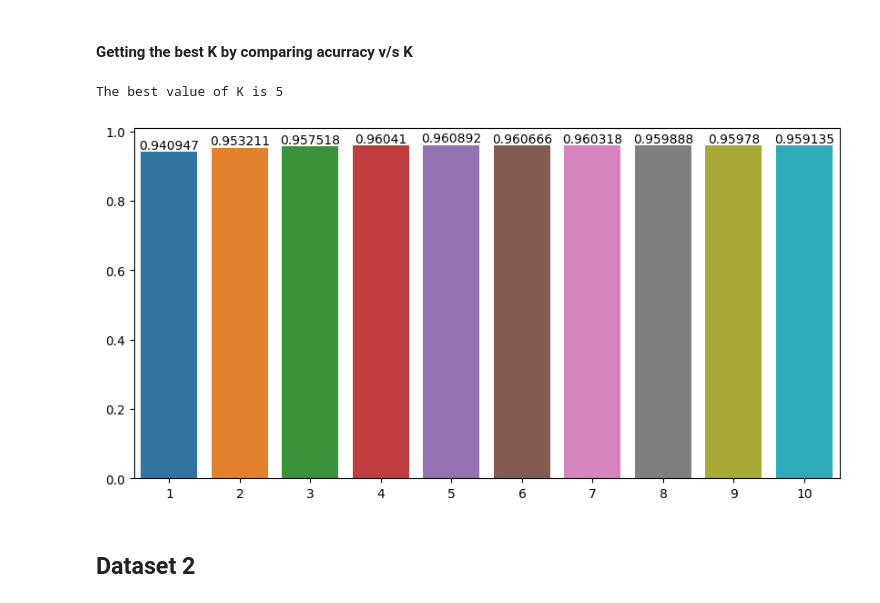
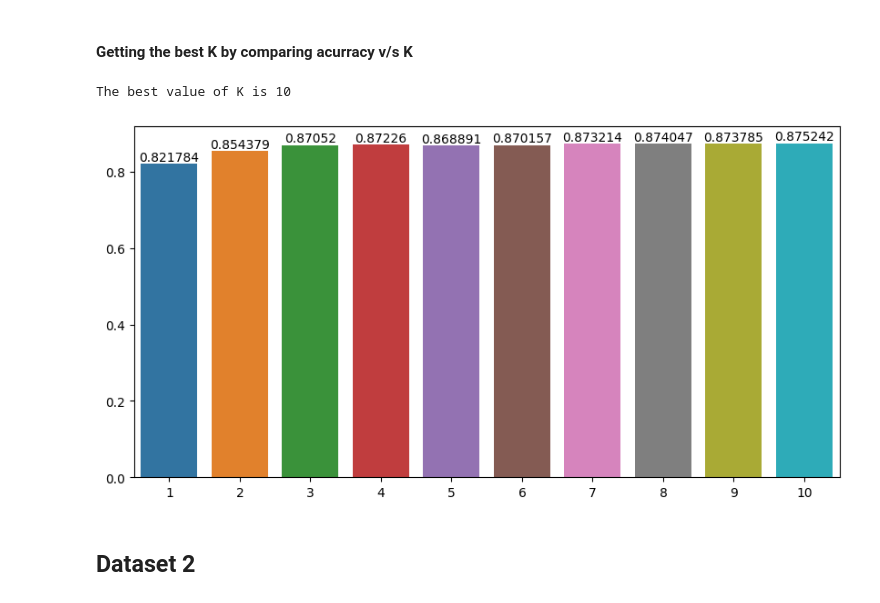
Before and after one commit to Akshaj000/UniversalMLDataProcessor, a Jupyter notebook: Submission/code_space.ipynb, the cells around one changed output. Drawn from its saved outputs; the diff is of its cells as text; code cells hidden in the pictures.

```diff
--- a/Submission/code_space.ipynb
+++ b/Submission/code_space.ipynb
@@ -23,7 +23,7 @@ class DataPreprocessing:
         self.output = None
         self.features = list(data.columns)
         self.output_name = None
-        self.train_features,self.train_target,self.test_target,self.test_features = None,None,None,None
+        self.train_features,self.train_target,self.test_target,self.test_features,self.val_features,self.val_target = None,None,None,None,None,None
     def drop_columns(self,columns):
         self.data.drop(columns,axis=1,inplace=True)
         if type(columns) == list:
@@ -56,8 +56,9 @@ class DataPreprocessing:
         else:
             self.objects['Countvec_'+col] = count_vect_obj
             self.data[col] = self.objects['Countvec_'+col].fit_transform(self.data[col])
-    def split(self,test_percent,rs = 42):
+    def split(self,test_percent,validation_percent=0.1,rs = 42):
          self.train_features,self.test_features,self.train_target,self.test_target = self.objects['train test split'](self.input,self.output,test_size=test_percent,random_state=rs)
+         self.test_features,self.val_features,self.test_target,self.val_target = self.objects['train test split'](self.test_features,self.test_target,test_size = validation_percent,random_state = rs)
     def get_object_column(self):
         import numpy as np
         edit_col = [i for i in self.features if self.data[i].dtype == np.object_]
@@ -85,11 +86,13 @@ class DataPreprocessing:
             scale_object  = self.objects['Standard scaler']()
             self.train_features=df(data = scale_object.fit_transform(self.train_features),columns = self.features)
             self.test_features = df(data = scale_object.fit_transform(self.test_features),columns = self.features)
+            self.val_features = df(data = scale_object.fit_transform(self.val_features),columns = self.features)
         elif scale_type == "Normalize":
             from pandas import DataFrame as df
             scale_object  = self.objects['Min Max Scalar']()
             self.train_features=df(data = scale_object.fit_transform(self.train_features),columns = self.features)
             self.test_features = df(data = scale_object.fit_transform(self.test_features),columns = self.features)
+            self.val_features = df(data = scale_object.fit_transform(self.val_features),columns = self.features)
 # %%
 class MacineLearningClassification:
     def __init__(self,data_pr,prediction_array=None,k_fold_num=None,models=None):
@@ -160,6 +165,7 @@ class MachineLearningRegression:
         self.train_features = data_pr.train_features
         self.train_target = data_pr.train_target
         self.test_features = data_pr.test_features
+        self.trained_models = []
         self.test_target = data_pr.test_target
         if models == None:
             from sklearn.linear_model import LinearRegression,Ridge,Lasso
@@ -172,6 +178,7 @@ class MachineLearningRegression:
     def fit(self):
         for model,dic in self.model_evaluvation_dict.items():
             self.model_evaluvation_dict[model]['model_object'].fit(self.train_features,self.train_target)
+            self.trained_models.append(self.model_evaluvation_dict[model]['model_object'])
             self.model_prediction[model] = self.model_evaluvation_dict[model]['model_object'].predict(self.test_features)
     def Score_test_dataset(self):
         from sklearn.metrics import r2_score,mean_absolute_error,mean_squared_error,mean_absolute_percentage_error
@@ -416,0 +433,8 @@ fig.show()
+# %%
+score_list={}
+for i in model_obj.trained_models:
+    score_list[str(i).replace("()","")] = i.score(data_p_object.val_features,data_p_object.val_target)
+fig,axes = plt.subplots(figsize=(15,8))
+a = sns.barplot(x = list(score_list.keys()),y = list(score_list.values()),ax=axes)
+for i in a.containers:
+    a.bar_label(i)
@@ -419,18 +445,18 @@ fig.show()
 # %%
 from sklearn.neighbors import KNeighborsRegressor
 model_list = {str(i):KNeighborsRegressor(i) for i in range(1,11)}
 accuracy_list={}
 for model_name,model in model_list.items():
     model.fit(data_p_object.train_features,data_p_object.train_target)
-    accuracy_list[model_name] = model.score(data_p_object.test_features,data_p_object.test_target)
+    accuracy_list[model_name] = model.score(data_p_object.val_features,data_p_object.val_target)
 fig,axes = plt.subplots(figsize=(10,5))
 a = sns.barplot(x=list(accuracy_list.keys()),y=list(accuracy_list.values()),ax=axes)
 for i in a.containers:
     a.bar_label(i)
 print("The best value of K is",list(accuracy_list.keys())[list(accuracy_list.values()).index(max(list(accuracy_list.values())))])
 # %% [output]
-The best value of K is 5
+The best value of K is 10
-[figure, old version]
+[figure, new version]
 # %% [markdown]
 ## Dataset 2
 # %% [markdown]
```
Also changed, not shown: parts of 24 cells of this notebook.
